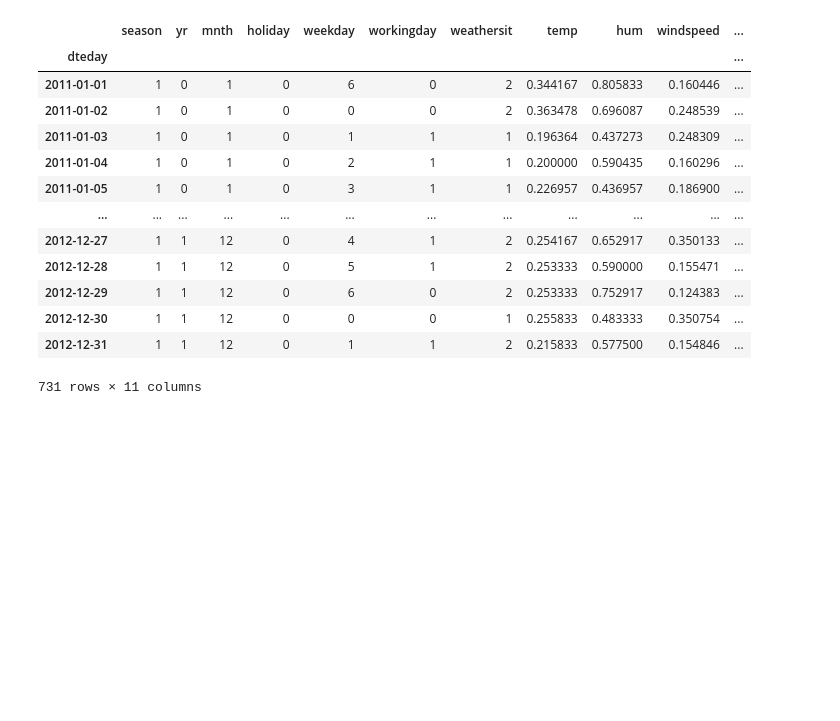
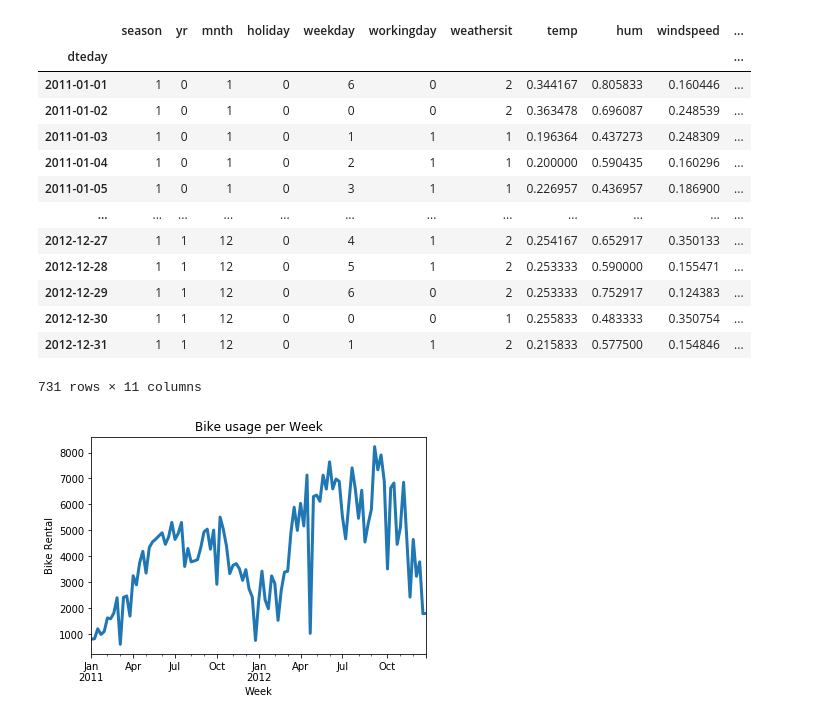
Before and after one commit to marcelounb/DeepLearning, a Jupyter notebook: Projeto3Marcelounb.ipynb, the cells around one changed output. Saved outputs shown, nothing was run; the diff lists cells and outputs as text; code cells hidden in the pictures; blank space fills up the shorter version.

```diff
--- a/Projeto3Marcelounb.ipynb
+++ b/Projeto3Marcelounb.ipynb
@@ -128,3 +128,10 @@ bike.drop(labels='dteday', axis=1)
 | 2012-12-30 | 1 | 1 | 12 | 0 | 0 | 0 | 1 | 0.255833 | 0.483333 | 0.350754 | ... |
 | 2012-12-31 | 1 | 1 | 12 | 0 | 1 | 1 | 2 | 0.215833 | 0.577500 | 0.154846 | ... |
 731 rows × 11 columns
+# %%
+bike['cnt'].asfreq('W').plot(linewidth = 3)
+plt.title('Bike usage per Week')
+plt.xlabel('Week')
+plt.ylabel('Bike Rental');
+# %% [output]
+[figure, added]
```
Also changed, not shown: parts of 25 cells of this notebook.
